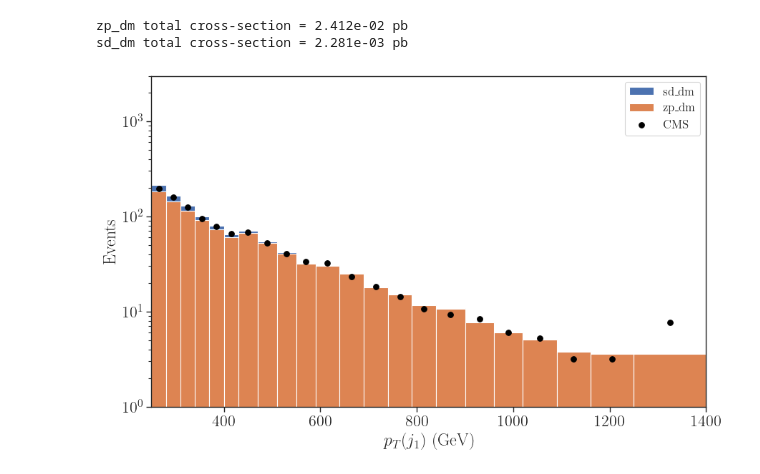
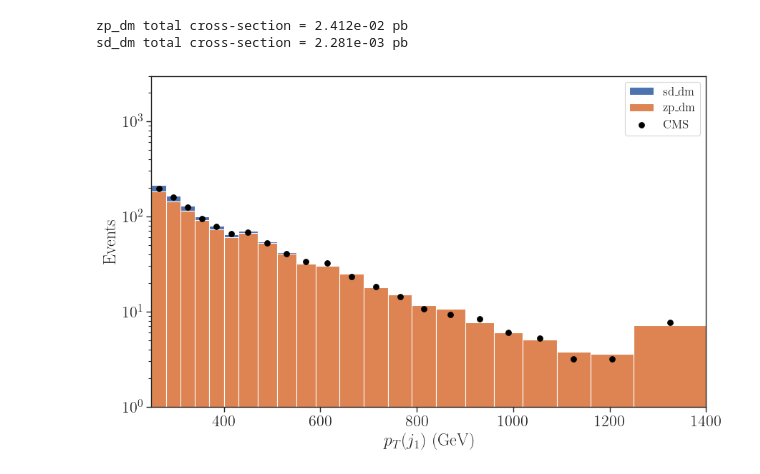
Before and after one commit to SModelS/smodelsv3-paper, a Jupyter notebook: notebooks/PlotPT-LHE.ipynb, the cells around one changed output. Cells and saved outputs as stored; diff of their text form; code cells hidden in the pictures.

```diff
--- a/notebooks/PlotPT-LHE.ipynb
+++ b/notebooks/PlotPT-LHE.ipynb
@@ -243,6 +246,10 @@ ptCMS = np.array([data[c] for c in bins])
 # %%
 lum2017 = 41.5 #fb^-1
 binned = {}
+metBins = [250,  280,  310,  340,  370,  400,  430,  470,  510, 550,  590,  640,  690,
+            740,  790,  840,  900,  960, 1020, 1090, 1160, 1250, 99999]
 for label, pt in pTj1.items():
 #     binned[label], bins2 = np.histogram(pt, bins=binLeft, weights=weights[label])
-    binned[label], bins2 = np.histogram(pt, bins=binLeft, weights=weights[label]*1e3*lum2017)
+    binned[label], bins2 = np.histogram(pt, bins=metBins, weights=weights[label]*1e3*lum2017)
+
+ptTotal = binned['zp_dm'] + binned['sd_dm']
@@ -252,20 +256,18 @@ k2 = 1
-# %%
-ptTotal = k1*binned['zp_dm'] + k2*binned['sd_dm']
 # %%
 fig = plt.figure(figsize=(10,6))
 
-plt.hist(binCenter, bins=binLeft, weights=ptTotal, stacked=True, label='sd_dm')
+plt.hist(binCenter, bins=metBins, weights=ptTotal, stacked=True, label='sd_dm')
 # plt.hist(binCenter, bins=binLeft, weights=binned['y1_dm'], stacked=False, label='y1_dm')
-plt.hist(binCenter, bins=binLeft, weights=k1*binned['zp_dm'], stacked=True, label='zp_dm')
+plt.hist(binCenter, bins=metBins, weights=binned['zp_dm'], stacked=True, label='zp_dm')
 
 plt.scatter(x=binCenter, y=ptCMS, s=30, color='black', label='CMS')
 
 plt.yscale('log')
 plt.ylim(1e0,3e3)
 plt.xlabel(r'$p_T(j_1)$ (GeV)')
 plt.ylabel(r'Events')
 plt.xlim(250,1400)
 plt.legend(loc='upper right', fontsize='x-small')
 plt.show()
 # %% [output]
-[figure, old version]
+[figure, new version]
```
Also changed, not shown: parts of 4 cells of this notebook, 4 other files.
